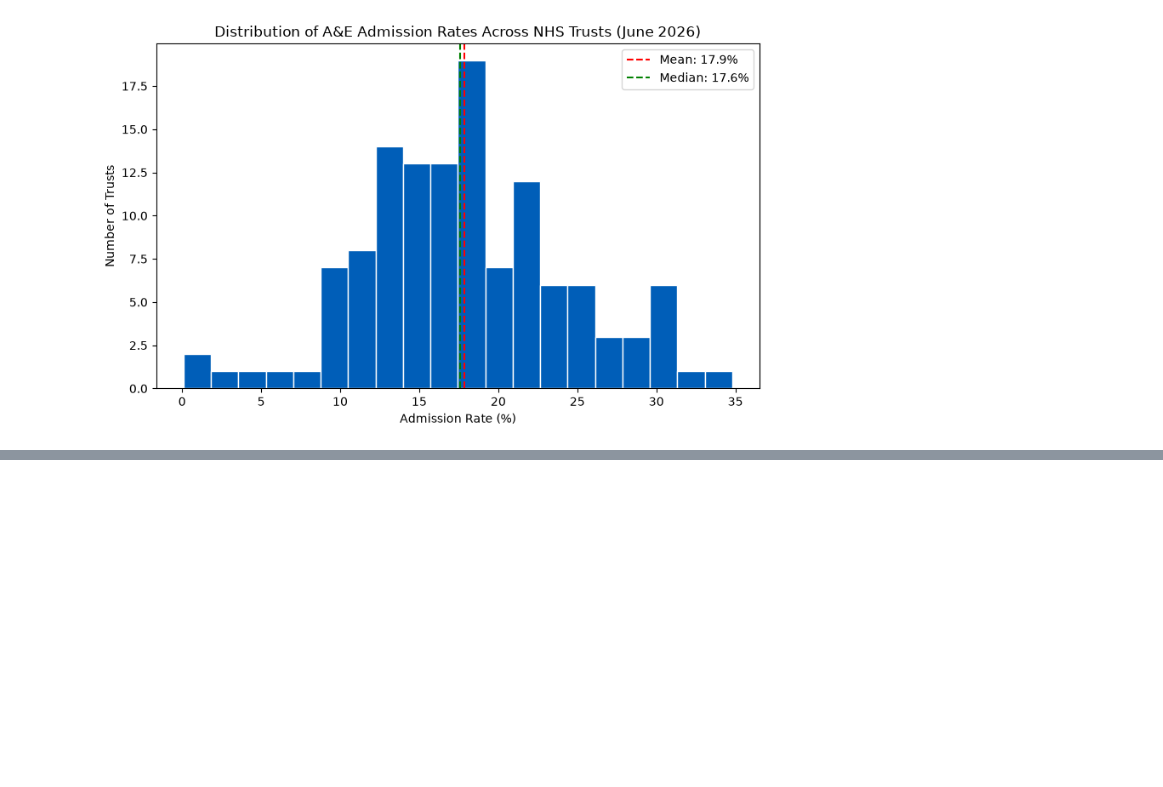
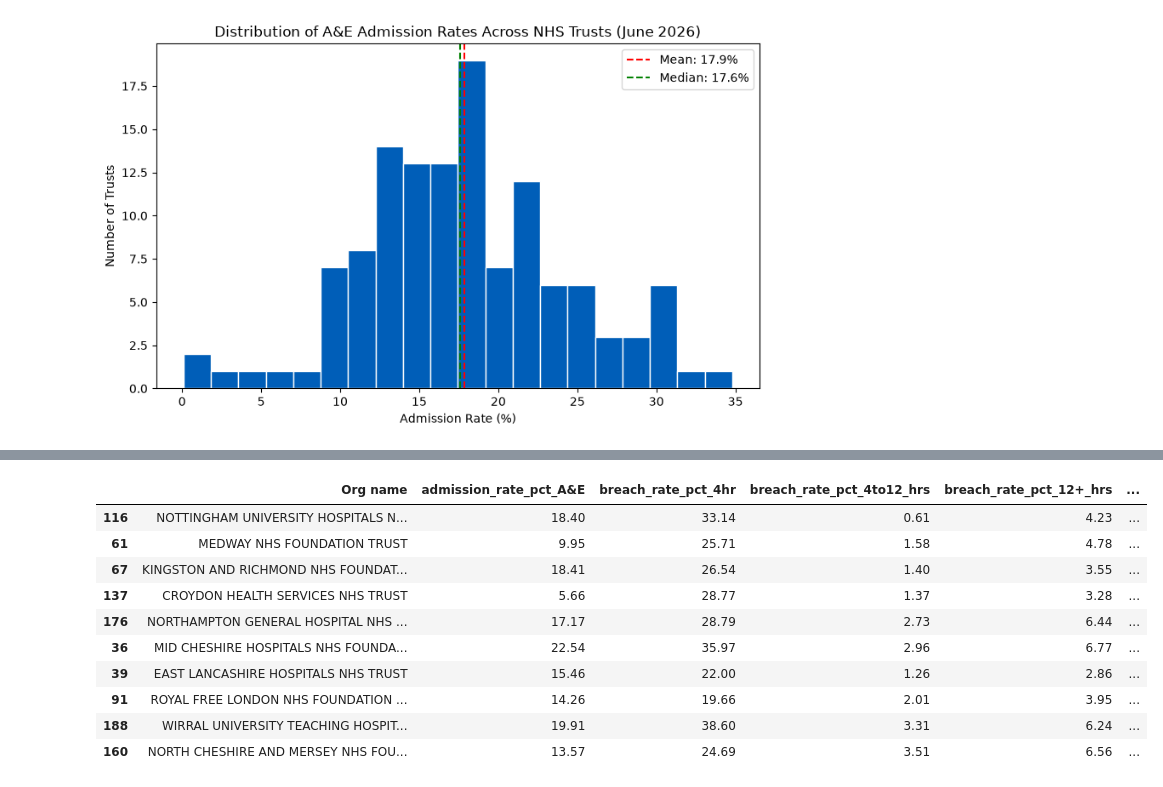
Before and after one commit to Arun-Kumar-Venugopal/nhs-portfolio, a Jupyter notebook: project-01-ae-admissions/notebooks/01_data_inspection.ipynb, the cells around one changed output, grey strips where cells are left out. Saved outputs shown, nothing was run; the diff lists cells and outputs as text; code cells hidden in the pictures; blank space fills up the shorter version.

```diff
--- a/project-01-ae-admissions/notebooks/01_data_inspection.ipynb
+++ b/project-01-ae-admissions/notebooks/01_data_inspection.ipynb
@@ -293,0 +417,6 @@ plt.show()
+# %%
+ae_jun2026_clean_df['breach_rate_pct_4to12_hrs'] = ((ae_jun2026_clean_df['Patients who have waited 4-12 hs from DTA to admission'] /
+                                                 ae_jun2026_clean_df['total_attendances_incl_booked'])*100).round(2)
+# %%
+ae_jun2026_clean_df['breach_rate_pct_12+_hrs'] = ((ae_jun2026_clean_df['Patients who have waited 12+ hrs from DTA to admission'] /
+                                                 ae_jun2026_clean_df['total_attendances_incl_booked'])*100).round(2)
@@ -293,0 +468,19 @@ plt.show()
+# %%
+ae_jun2026_clean_df['severity_ratio'] = (ae_jun2026_clean_df['breach_rate_pct_12+_hrs'] /
+                                         ae_jun2026_clean_df['breach_rate_pct_4to12_hrs']
+)
+# %%
+ae_jun2026_clean_df[['Org name','admission_rate_pct_A&E','breach_rate_pct_4hr','breach_rate_pct_4to12_hrs','breach_rate_pct_12+_hrs','severity_ratio']].sort_values(
+    'severity_ratio',ascending=False).head(10)
+# %% [output]
+|  | Org name | admission_rate_pct_A&E | breach_rate_pct_4hr | breach_rate_pct_4to12_hrs | breach_rate_pct_12+_hrs | ... |
+| 116 | NOTTINGHAM UNIVERSITY HOSPITALS N... | 18.40 | 33.14 | 0.61 | 4.23 | ... |
+| 61 | MEDWAY NHS FOUNDATION TRUST | 9.95 | 25.71 | 1.58 | 4.78 | ... |
+| 67 | KINGSTON AND RICHMOND NHS FOUNDAT... | 18.41 | 26.54 | 1.40 | 3.55 | ... |
+| 137 | CROYDON HEALTH SERVICES NHS TRUST | 5.66 | 28.77 | 1.37 | 3.28 | ... |
+| 176 | NORTHAMPTON GENERAL HOSPITAL NHS ... | 17.17 | 28.79 | 2.73 | 6.44 | ... |
+| 36 | MID CHESHIRE HOSPITALS NHS FOUNDA... | 22.54 | 35.97 | 2.96 | 6.77 | ... |
+| 39 | EAST LANCASHIRE HOSPITALS NHS TRUST | 15.46 | 22.00 | 1.26 | 2.86 | ... |
+| 91 | ROYAL FREE LONDON NHS FOUNDATION ... | 14.26 | 19.66 | 2.01 | 3.95 | ... |
+| 188 | WIRRAL UNIVERSITY TEACHING HOSPIT... | 19.91 | 38.60 | 3.31 | 6.24 | ... |
+| 160 | NORTH CHESHIRE AND MERSEY NHS FOU... | 13.57 | 24.69 | 3.51 | 6.56 | ... |
```
Also changed, not shown: parts of 19 cells of this notebook.
